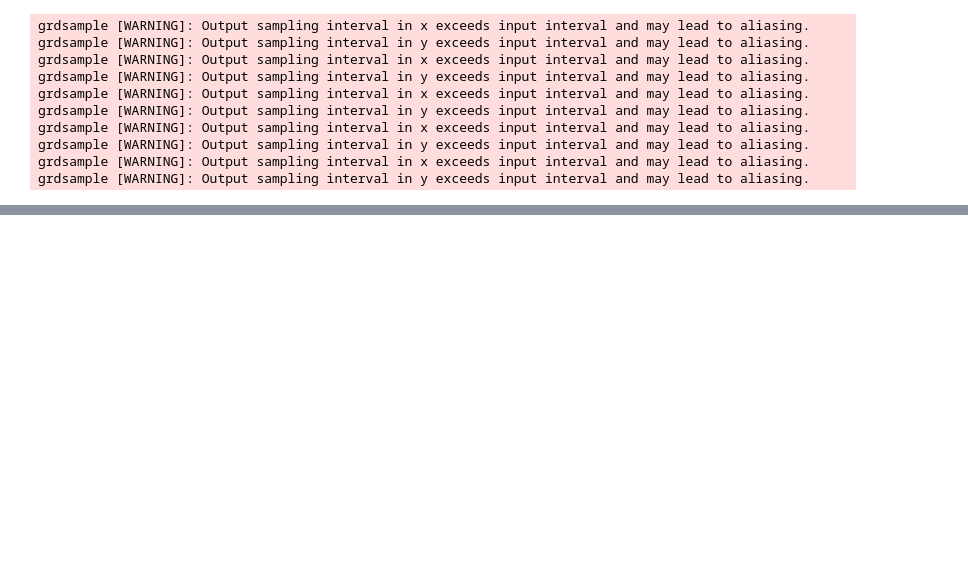
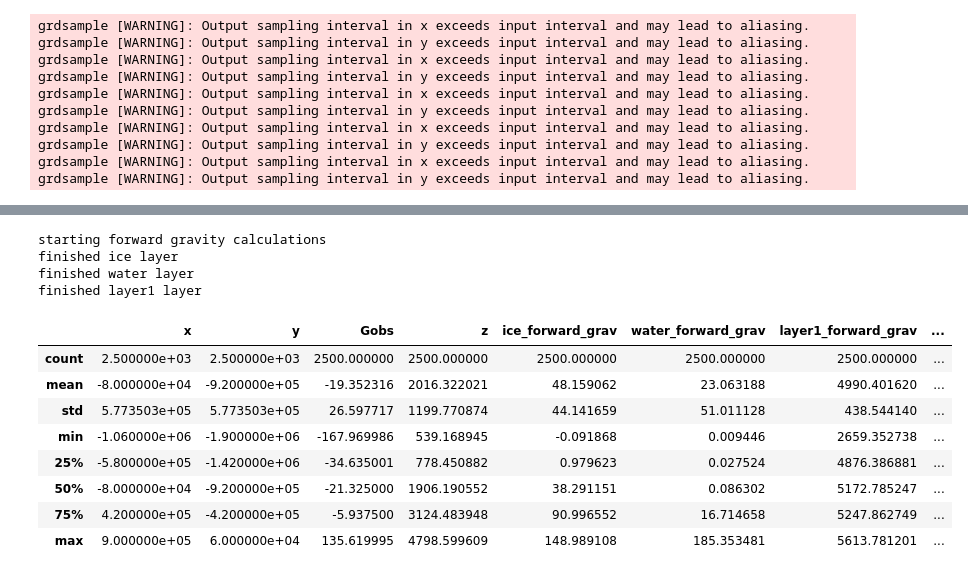
Before and after one commit to mdtanker/RIS_gravity_inversion, a Jupyter notebook: Fatiando/forward_layers_bedmachine.ipynb, the cells around one changed output, grey strips where cells are left out. Cells and saved outputs as stored; diff of their text form; code cells hidden in the pictures; blank space fills up the shorter version.

```diff
--- a/Fatiando/forward_layers_bedmachine.ipynb
+++ b/Fatiando/forward_layers_bedmachine.ipynb
@@ -231,3 +165,69 @@ psconvert [ERROR]: Registry registered C:\Program Files (x86)\GPLGS\gswin32c.exe
+# %%
+# Calculate inital forward gravity model of input layer
+# add density variable to datasets
+for k ,v in layers.items():
+    v['grid']['density']=v['grid'].z.copy()
+    v['grid'].density.values[:] = v['rho']
+
+# list of layers, bottom up
+reversed_layers_list = np.flip(layers_list[:])
+
+for i, j in enumerate(reversed_layers_list):
+    if i == 0:
+        layers[j]['prisms']=hm.prism_layer(
+            coordinates=(list(layers[j]['grid'].x), list(layers[j]['grid'].y)),
+            surface=layers[j]['grid'].z,
+            reference=-50e3,
+            properties={'density':layers[j]['grid'].density})
+    else:
+        if layers[j]['spacing'] != layers[reversed_layers_list[i-1]]['spacing']:
+            print(f"resolutions don't match for {j} ({layers[j]['spacing']}m) and {reversed_layers_list[i-1]} ({layers[reversed_layers_list[i-1]]['spacing']}m)")
+            print(f"resampling {reversed_layers_list[i-1]} to match {j}")
+            tmp = layers[j]['grid'].z.to_dataframe().reset_index()
+            tmp_regrid = pygmt.grdtrack(points=tmp[['x','y']], grid=layers[reversed_layers_list[i-1]]['grid'].z, newcolname='z_regrid')
+            tmp['z_low']=tmp.merge(tmp_regrid, how='left', on=['x','y']).z_regrid
+            tmp_grd = pygmt.xyz2grd(tmp[['x','y','z_low']], region=inv_reg, spacing=layers[j]['spacing'])
+            layers[j]['prisms']=hm.prism_layer(
+                coordinates=(list(layers[j]['grid'].x), list(layers[j]['grid'].y)),
+                surface=layers[j]['grid'].z,
+                reference=tmp_grd,
+                properties={'density':layers[j]['grid'].density})
+        else:
+            layers[j]['prisms']=hm.prism_layer(
+                coordinates=(list(layers[j]['grid'].x), list(layers[j]['grid'].y)),
+                surface=layers[j]['grid'].z,
+                reference=layers[reversed_layers_list[i-1]]['grid'].z,
+                properties={'density':layers[j]['grid'].density})
+
+print('starting forward gravity calculations')
+for k, v in layers.items():
+    df_grav[f'{k}_forward_grav'] = v['prisms'].prism_layer.gravity(
+        coordinates=(df_grav.x, df_grav.y, df_grav.z),
+        field = 'g_z',)
+    print(f'finished {k} layer')
+
+# add gravity effects of all input layers
+for i, j in enumerate(layers_list):
+    if i == 0:
+        df_grav['forward_grav_total'] = df_grav[f'{j}_forward_grav']
+    else:
+        df_grav['forward_grav_total'] += df_grav[f'{j}_forward_grav']
+
+df_grav.describe()
+# %% [output]
+starting forward gravity calculations
+finished ice layer
+finished water layer
+finished layer1 layer
+|  | x | y | Gobs | z | ice_forward_grav | water_forward_grav | layer1_forward_grav | ... |
+| count | 2.500000e+03 | 2.500000e+03 | 2500.000000 | 2500.000000 | 2500.000000 | 2500.000000 | 2500.000000 | ... |
+| mean | -8.000000e+04 | -9.200000e+05 | -19.352316 | 2016.322021 | 48.159062 | 23.063188 | 4990.401620 | ... |
+| std | 5.773503e+05 | 5.773503e+05 | 26.597717 | 1199.770874 | 44.141659 | 51.011128 | 438.544140 | ... |
+| min | -1.060000e+06 | -1.900000e+06 | -167.969986 | 539.168945 | -0.091868 | 0.009446 | 2659.352738 | ... |
+| 25% | -5.800000e+05 | -1.420000e+06 | -34.635001 | 778.450882 | 0.979623 | 0.027524 | 4876.386881 | ... |
+| 50% | -8.000000e+04 | -9.200000e+05 | -21.325000 | 1906.190552 | 38.291151 | 0.086302 | 5172.785247 | ... |
+| 75% | 4.200000e+05 | -4.200000e+05 | -5.937500 | 3124.483948 | 90.996552 | 16.714658 | 5247.862749 | ... |
+| max | 9.000000e+05 | 6.000000e+04 | 135.619995 | 4798.599609 | 148.989108 | 185.353481 | 5613.781201 | ... |
 # %%
 fig = pygmt.Figure()
 
```
Also changed, not shown: parts of 11 cells of this notebook, 2 other files.
